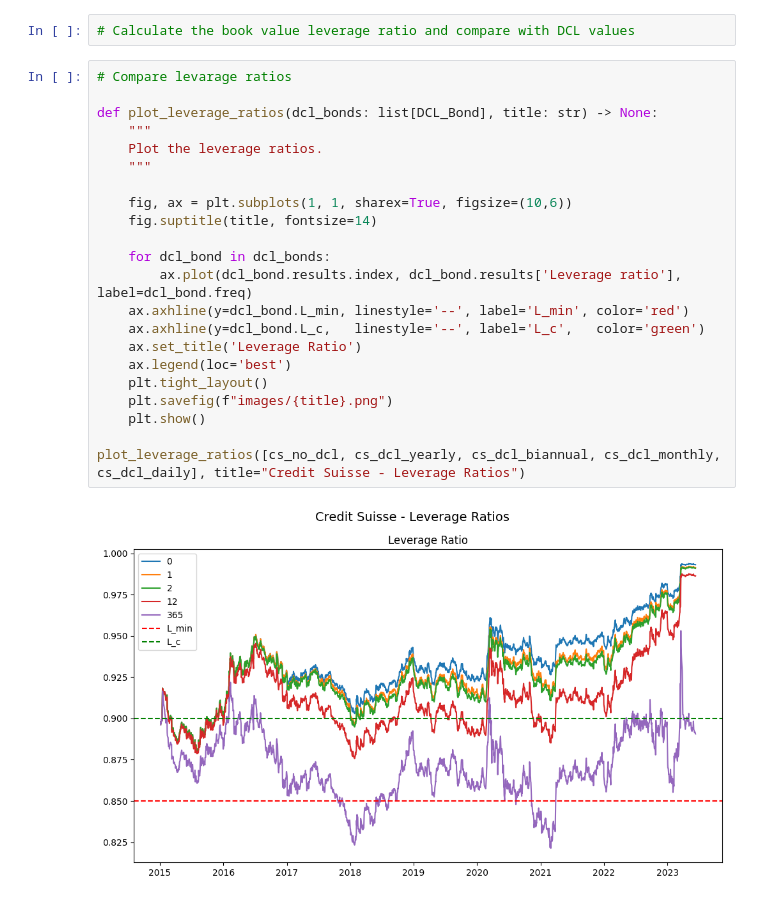
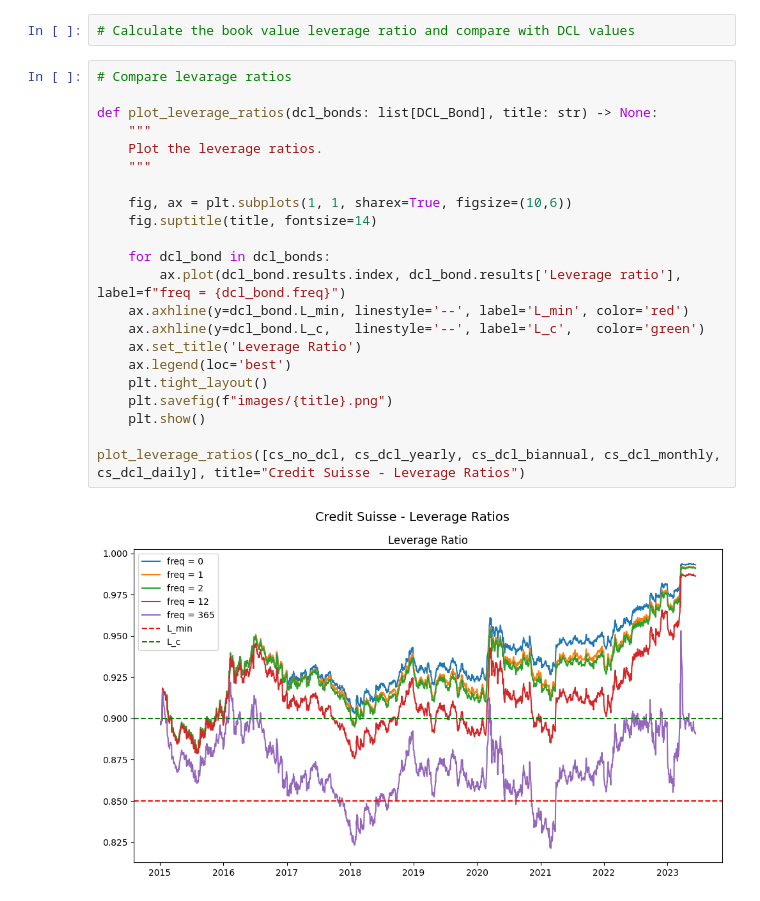
Before and after one commit to steinarb1234/DCL_coco_bond, a Jupyter notebook: main.ipynb, the cells around one changed output. Cells and saved outputs as stored; diff of their text form.

```diff
--- a/main.ipynb
+++ b/main.ipynb
@@ -653,27 +639,27 @@ plot_results(db_dcl_biannual, title="Deutsche Bank - Biannual Interval DCL Bond"
 # %%
 # Compare levarage ratios
 
 def plot_leverage_ratios(dcl_bonds: list[DCL_Bond], title: str) -> None:
     """
     Plot the leverage ratios.
     """
 
     fig, ax = plt.subplots(1, 1, sharex=True, figsize=(10,6))
     fig.suptitle(title, fontsize=14)
 
     for dcl_bond in dcl_bonds:
-        ax.plot(dcl_bond.results.index, dcl_bond.results['Leverage ratio'], label=dcl_bond.freq)
+        ax.plot(dcl_bond.results.index, dcl_bond.results['Leverage ratio'], label=f"freq = {dcl_bond.freq}")
     ax.axhline(y=dcl_bond.L_min, linestyle='--', label='L_min', color='red')
     ax.axhline(y=dcl_bond.L_c,   linestyle='--', label='L_c',   color='green')
     ax.set_title('Leverage Ratio')
     ax.legend(loc='best')
     plt.tight_layout()
     plt.savefig(f"images/{title}.png")
     plt.show()
 
 plot_leverage_ratios([cs_no_dcl, cs_dcl_yearly, cs_dcl_biannual, cs_dcl_monthly, cs_dcl_daily], title="Credit Suisse - Leverage Ratios")
 # %% [output]
-[figure, old version]
+[figure, new version]
 # %%
 # Calculate total value of dilutions for new shares issued
 
```
Also changed, not shown: parts of 5 cells of this notebook, 20 other files.
